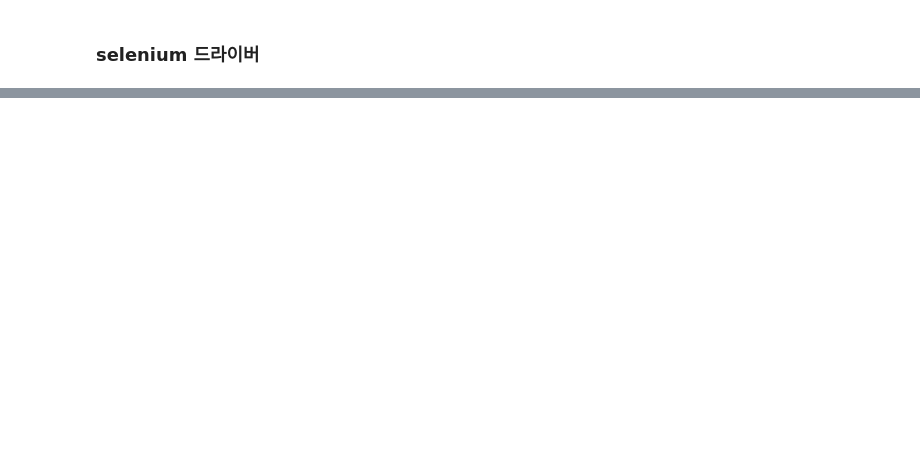
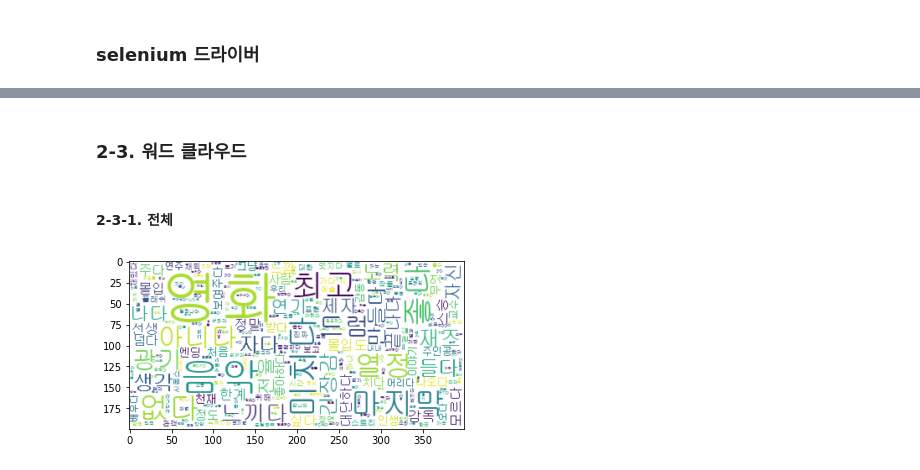
Before and after one commit to Eui9179/AI-DS, a Jupyter notebook: Exercises/movie_review_analysis.ipynb, the cells around one changed output, grey strips where cells are left out. Cells and saved outputs as stored; diff of their text form; code cells hidden in the pictures; blank space fills up the shorter version.

```diff
--- a/Exercises/movie_review_analysis.ipynb
+++ b/Exercises/movie_review_analysis.ipynb
@@ -88,0 +154,8 @@ user_reviews
+# %%
+# 댓글의 명사, 동사, 형용사만 추출
+all_comment_words = []
+for comment in comments:
+    all_comment_words += okt_pos_by_filter(comment)
+
+all_comment_word_count = Counter(all_comment_words) # 빈도수
+all_comment_word_count = remove_meaningless_words(all_comments_word_count)
@@ -88,0 +180,10 @@ user_reviews
+# %% [markdown]
+### 2-3. 워드 클라우드
+# %% [markdown]
+#### 2-3-1. 전체
+# %%
+all_wc = generate_wc_frequencies(all_comment_word_count)
+plt.imshow(all_wc, interpolation="bilinear")
+plt.show()
+# %% [output]
+[figure, added]
```
Also changed, not shown: parts of 21 cells of this notebook, 1 other file.
